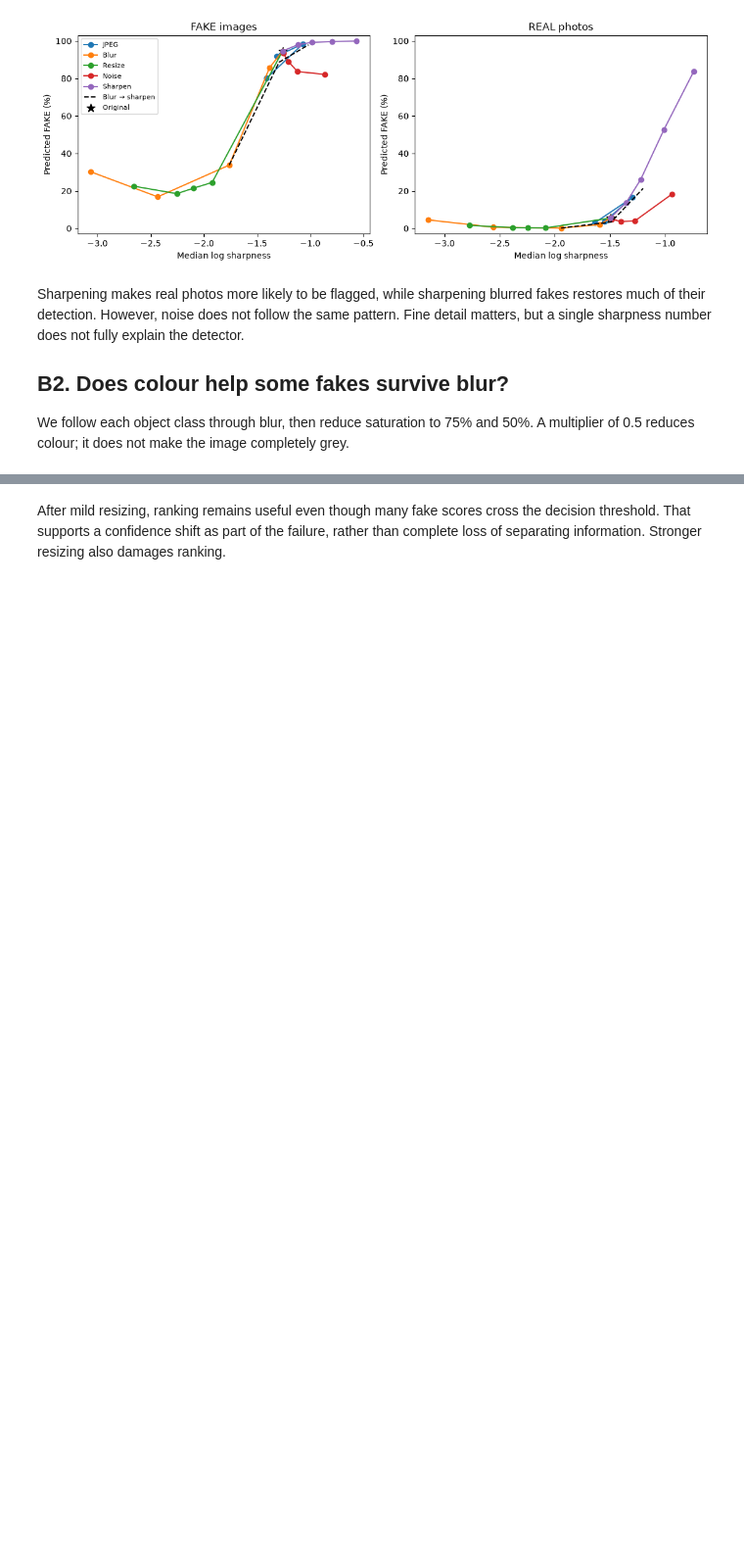
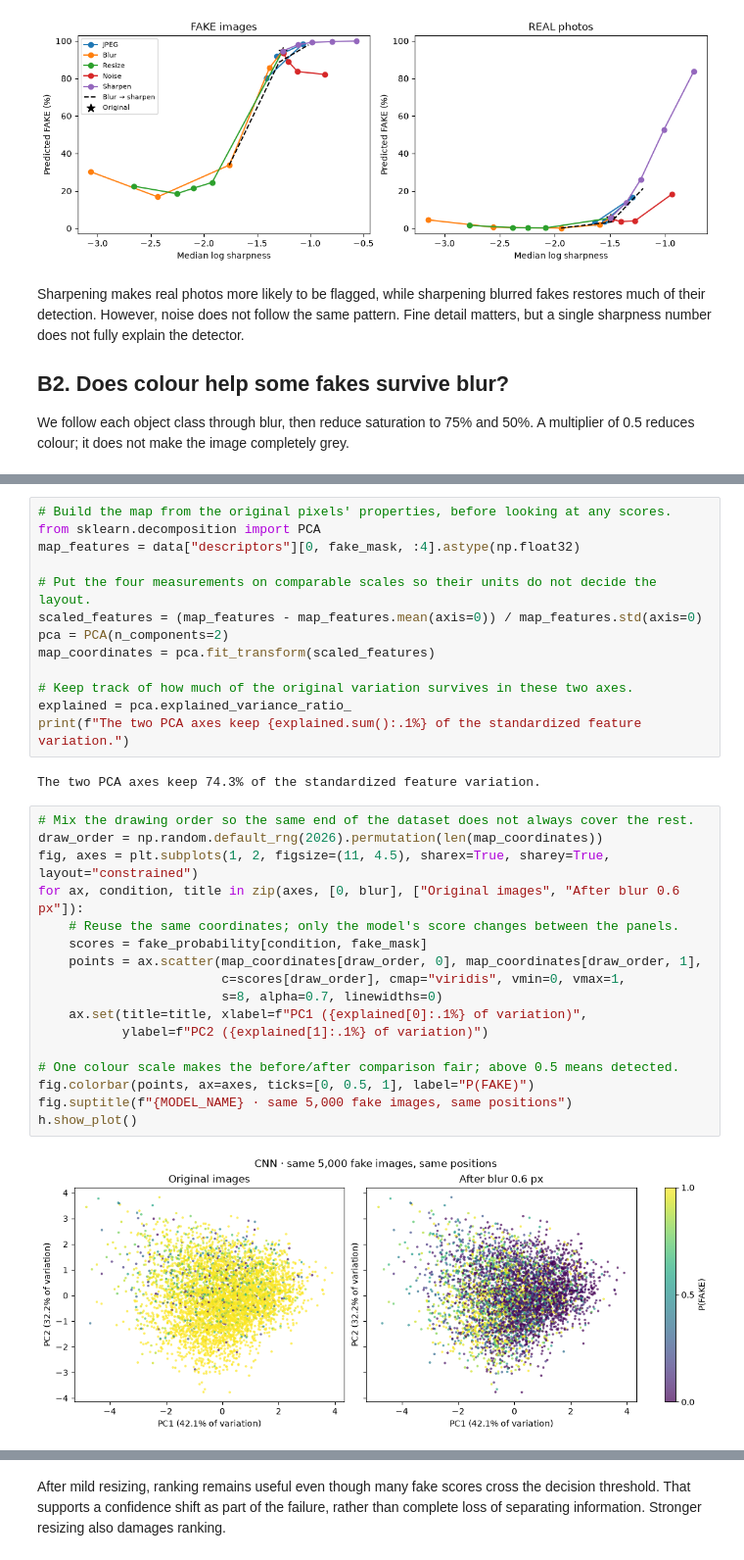
Before and after one commit to adamp-22/kandy, a Jupyter notebook: phase1/02_cnn_training_and_visualization.ipynb, the cells around one changed output, grey strips where cells are left out. Shown at 98% size. Drawn from its saved outputs; the diff is of its cells as text; blank space fills up the shorter version.

```diff
--- a/phase1/02_cnn_training_and_visualization.ipynb
+++ b/phase1/02_cnn_training_and_visualization.ipynb
@@ -545,0 +602,34 @@ Boxes show the middle half; whiskers show the 5th–95th percentiles. Numbers ar
+# %%
+# Build the map from the original pixels' properties, before looking at any scores.
+from sklearn.decomposition import PCA
+map_features = data["descriptors"][0, fake_mask, :4].astype(np.float32)
+
+# Put the four measurements on comparable scales so their units do not decide the layout.
+scaled_features = (map_features - map_features.mean(axis=0)) / map_features.std(axis=0)
+pca = PCA(n_components=2)
+map_coordinates = pca.fit_transform(scaled_features)
+
+# Keep track of how much of the original variation survives in these two axes.
+explained = pca.explained_variance_ratio_
+print(f"The two PCA axes keep {explained.sum():.1%} of the standardized feature variation.")
+# %% [output]
+The two PCA axes keep 74.3% of the standardized feature variation.
+# %%
+# Mix the drawing order so the same end of the dataset does not always cover the rest.
+draw_order = np.random.default_rng(2026).permutation(len(map_coordinates))
+fig, axes = plt.subplots(1, 2, figsize=(11, 4.5), sharex=True, sharey=True, layout="constrained")
+for ax, condition, title in zip(axes, [0, blur], ["Original images", "After blur 0.6 px"]):
+    # Reuse the same coordinates; only the model's score changes between the panels.
+    scores = fake_probability[condition, fake_mask]
+    points = ax.scatter(map_coordinates[draw_order, 0], map_coordinates[draw_order, 1],
+                        c=scores[draw_order], cmap="viridis", vmin=0, vmax=1,
+                        s=8, alpha=0.7, linewidths=0)
+    ax.set(title=title, xlabel=f"PC1 ({explained[0]:.1%} of variation)",
+           ylabel=f"PC2 ({explained[1]:.1%} of variation)")
+
+# One colour scale makes the before/after comparison fair; above 0.5 means detected.
+fig.colorbar(points, ax=axes, ticks=[0, 0.5, 1], label="P(FAKE)")
+fig.suptitle(f"{MODEL_NAME} · same 5,000 fake images, same positions")
+h.show_plot()
+# %% [output]
+[figure, added]
```
Also changed, not shown: parts of 32 cells of this notebook, 5 other files.
